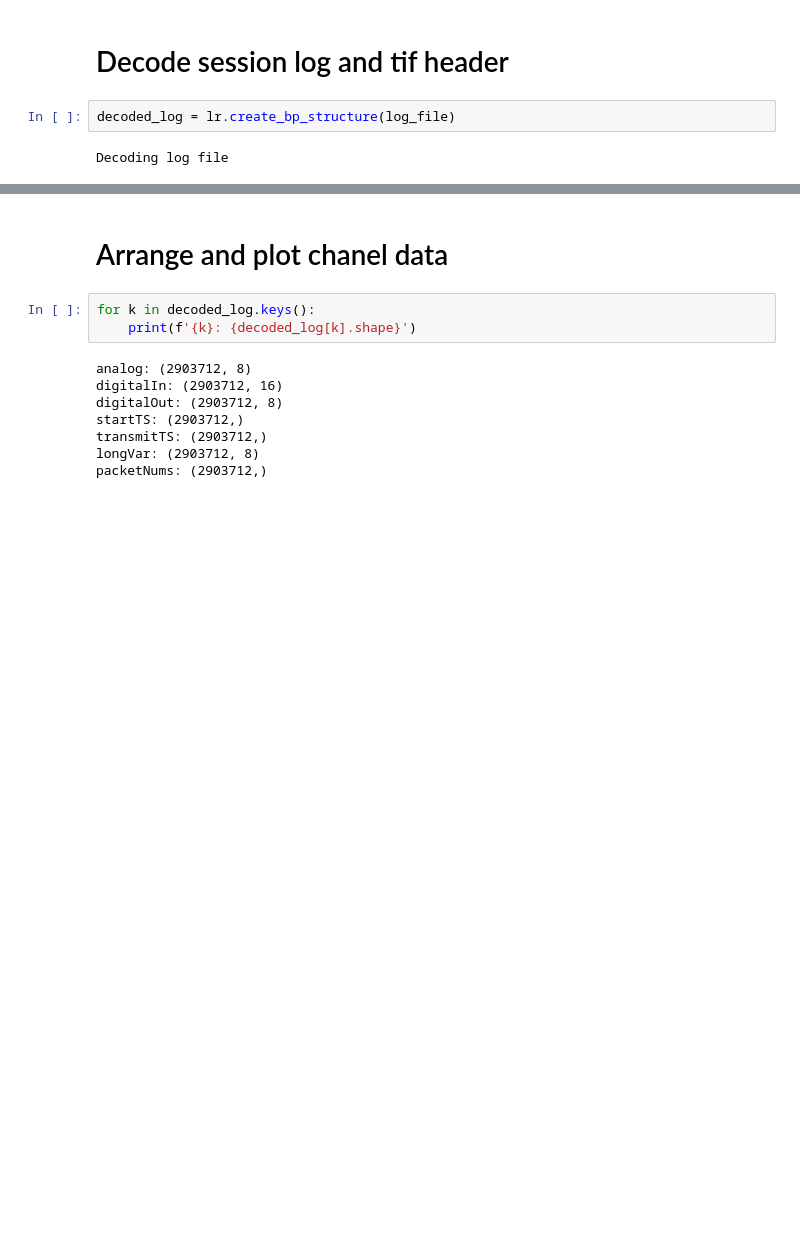
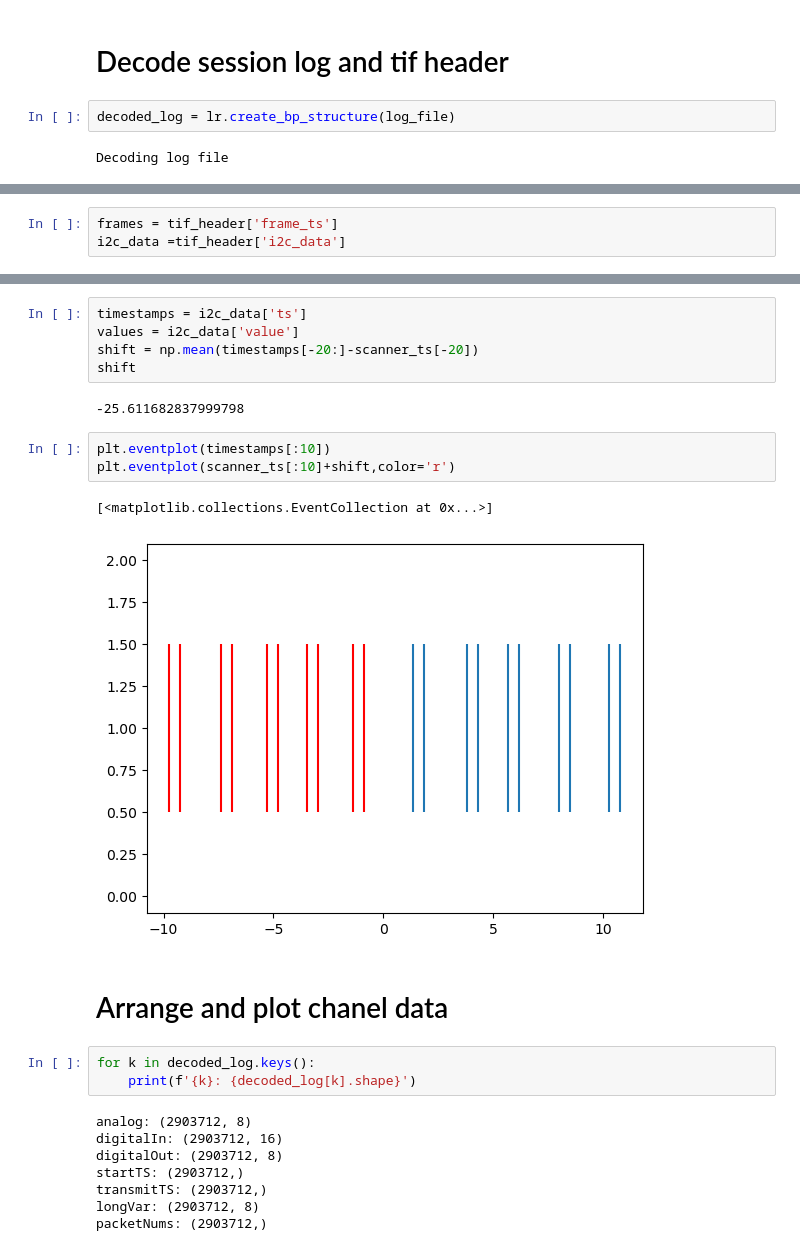
Before and after one commit to NeuroNetMem/pipeline_2p, a Jupyter notebook: logreader/read_session_log.ipynb, the cells around one changed output, grey strips where cells are left out. Drawn from its saved outputs; the diff is of its cells as text; blank space fills up the shorter version.

```diff
--- a/logreader/read_session_log.ipynb
+++ b/logreader/read_session_log.ipynb
@@ -245,0 +36,3 @@ def decode_logfile(logfile):
+# %%
+frames = tif_header['frame_ts']
+i2c_data =tif_header['i2c_data']
@@ -246,3 +101,16 @@ def decode_logfile(logfile):
+# %%
+timestamps = i2c_data['ts']
+values = i2c_data['value']
+shift = np.mean(timestamps[-20:]-scanner_ts[-20])
+shift
+# %% [output]
+-25.611682837999798
+# %%
+plt.eventplot(timestamps[:10])
+plt.eventplot(scanner_ts[:10]+shift,color='r')
+# %% [output]
+[<matplotlib.collections.EventCollection at 0x...>]
+[figure, added]
 # %% [markdown]
 # Arrange and plot chanel data
 # %%
```
Also changed, not shown: parts of 18 cells of this notebook, 3 other files.
